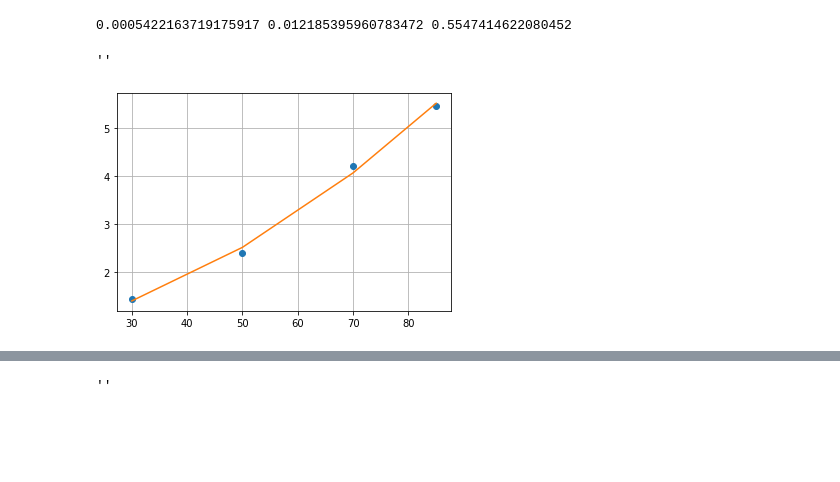
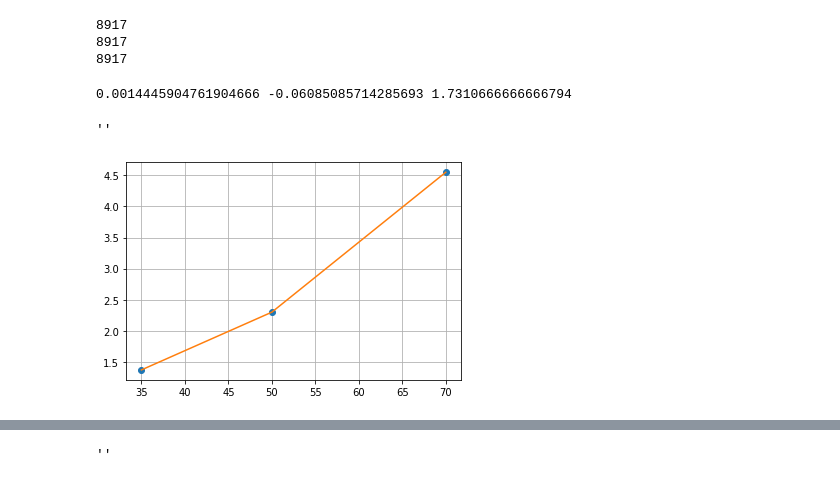
Before and after one commit to joshlwhitehead/work, a Jupyter notebook: analysis/heat/dataqstuff/activityTempModCool.ipynb, the cells around one changed output, grey strips where cells are left out. Drawn from its saved outputs; the diff is of its cells as text; code cells hidden in the pictures; blank space fills up the shorter version.

```diff
--- a/analysis/heat/dataqstuff/activityTempModCool.ipynb
+++ b/analysis/heat/dataqstuff/activityTempModCool.ipynb
@@ -3,53 +3,61 @@ import matplotlib.pyplot as plt
 import numpy as np
 import dataToVar as dat
 # %%
-d = dat.c85_noInsert
-b = dat.c50_noInsert
-c = dat.c70_noInsert
-a = dat.c30_noInsert
-end= 20000
-shortest = min(len(a[1][:end]),len(b[1][:end]),len(c[1][:end]),len(d[1][:end]),len(a[2][:end]),len(b[2][:end]),len(c[2][:end]),len(d[2][:end]))
+# d = dat.c85_noInsert
+b = dat.c50_insert
+c = dat.c70_insert
+a = dat.c35_insert
+# end= 20000
+shortest = min(len(a[1][:]),len(a[2][:]),len(b[1][:]),len(b[2][:]),len(c[2][:]))#,len(c[1][:]),len(d[1][:]),len(d[2][:]))
 # shortest = min(len(c[1]),len(b[1]),len(b[2]),len(c[2]))
 # print(c[1][0])
 
-totalDat = [a,b,c,d]
+totalDat = [a,b,c]#,d]
 
 samp = []
 sampRaw = []
 time = []
 Ttherm = []
+count = 0
 for i in totalDat:
     samp.append(-i[2][:shortest]+max(i[2]))
     sampRaw.append(i[2][:shortest])
     time.append(i[0][:shortest])
     Ttherm.append(np.array(i[1][:shortest]))
-
+    print(len(sampRaw[count]))
+    count+=1
 
 for i in Ttherm:
     for j in range(len(i)):
         if str(i[j]) == 'nan':
             i[j] = i[j-1]
+# %% [output]
+8917
+8917
+8917
 # %%
-offEig = 85 - np.average(d[2][-50:])
-offFif = 50 - np.average(b[2][-50:])
-offSev = 70 - np.average(c[2][-50:])
-offThir = 30 - np.average(a[2][-50:])
+# offEig = 85 - np.average(d[2][-50:])
+offFif = 50 - np.average(b[2][-10:])
+offSev = 70 - np.average(c[2][-10:])
+offThir = 35 - np.average(a[2][-10:])
 
-xx = np.array([30,50,70,85])
-yy = np.array([offThir,offFif,offSev,offEig])
+xx = np.array([35,50,70])#,85])
+yy = np.array([offThir,offFif,offSev])#,offEig])
 
 aa,bb,cc = np.polyfit(xx,yy,2)                              #offset coeffs
 plt.plot(xx,yy,'o')
 plt.plot(xx,aa*xx**2+bb*xx+cc)
 plt.grid()
 print(aa,bb,cc)
 
-
+# aa = 0.0005422163719175917
+# bb = 0.012185395960783472
+# cc =  0.5547414622080452
 ;
 # %% [output]
-0.0005422163719175917 0.012185395960783472 0.5547414622080452
+0.0014445904761904666 -0.06085085714285693 1.7310666666666794
 ''
-[figure, old version]
+[figure, new version]
 # %%
 def r2(y,fit):
     st = sum((y-np.average(y))**2)
```
Also changed, not shown: parts of 4 cells of this notebook, 11 other files.
